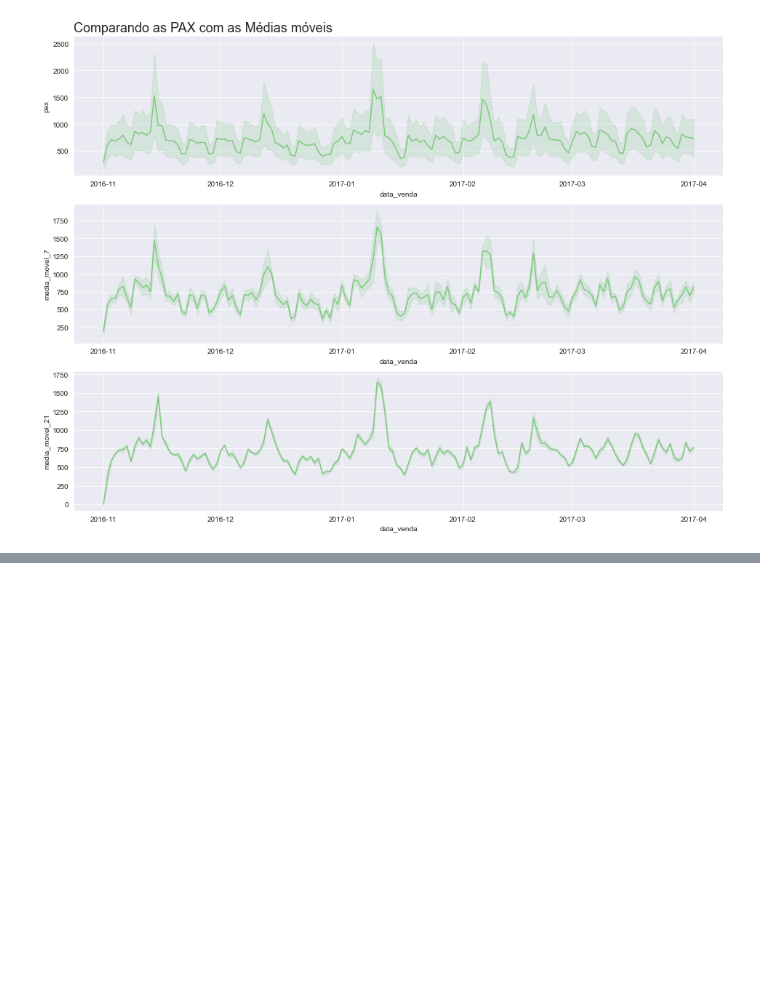
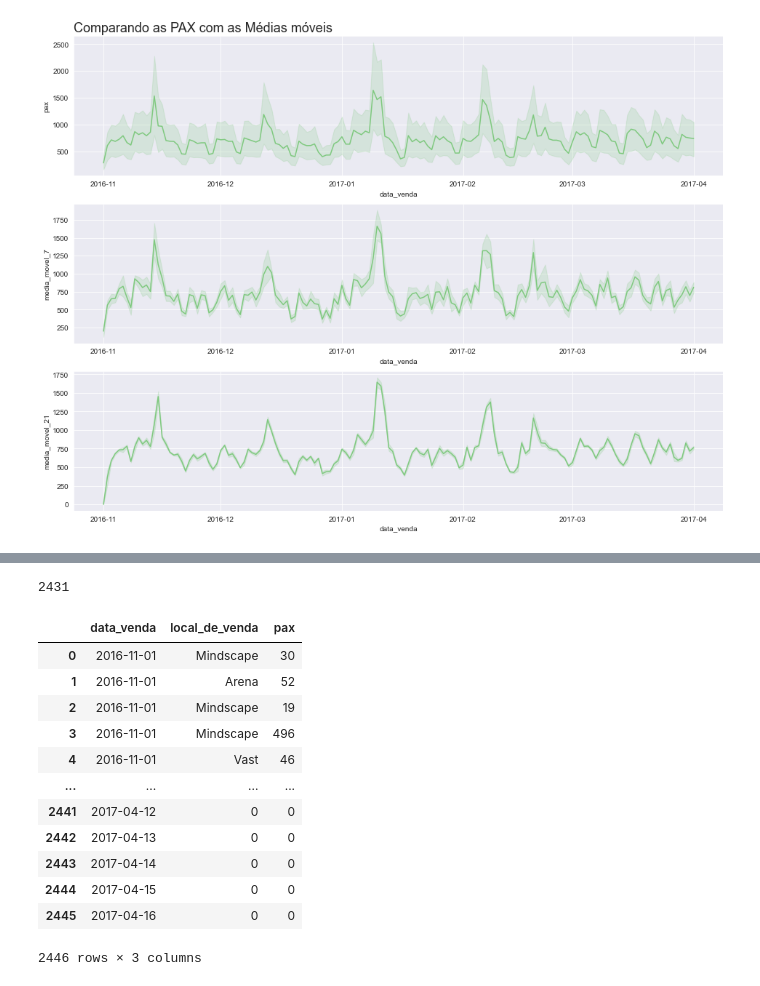
Before and after one commit to alexaugusto23/Gol_Cases, a Jupyter notebook: case01.ipynb, the cells around one changed output, grey strips where cells are left out. Cells and saved outputs as stored; diff of their text form; code cells hidden in the pictures; blank space fills up the shorter version.

```diff
--- a/case01.ipynb
+++ b/case01.ipynb
@@ -644,0 +671,14 @@ plot_comparacao(dataset=_df, x='data_venda', y1='pax', y2='media_movel_7', y3='m
+# %%
+_last_row = _forecast_moving_average.index[-1]
+_last_row
+# %% [output]
+2431
+# %%
+index_row = list(range(_last_row,(_last_row+16)))
+# %%
+values_rows = pd.Series(pd.date_range("2017-04-02", freq="D", periods=15)).to_list()
+# %%
+
+for i, j in zip(index_row, values_rows):
+    _forecast_moving_average.loc[i] = j
+    # print(i, j)
@@ -644,0 +687,17 @@ plot_comparacao(dataset=_df, x='data_venda', y1='pax', y2='media_movel_7', y3='m
+# %%
+_forecast_moving_average = _forecast_moving_average[['data_venda','local_de_venda', 'pax']]
+_forecast_moving_average
+# %% [output]
+|  | data_venda | local_de_venda | pax |
+| 0 | 2016-11-01 | Mindscape | 30 |
+| 1 | 2016-11-01 | Arena | 52 |
+| 2 | 2016-11-01 | Mindscape | 19 |
+| 3 | 2016-11-01 | Mindscape | 496 |
+| 4 | 2016-11-01 | Vast | 46 |
+| ... | ... | ... | ... |
+| 2441 | 2017-04-12 | 0 | 0 |
+| 2442 | 2017-04-13 | 0 | 0 |
+| 2443 | 2017-04-14 | 0 | 0 |
+| 2444 | 2017-04-15 | 0 | 0 |
+| 2445 | 2017-04-16 | 0 | 0 |
+2446 rows × 3 columns
```
Also changed, not shown: parts of 20 cells of this notebook, 1 other file.
